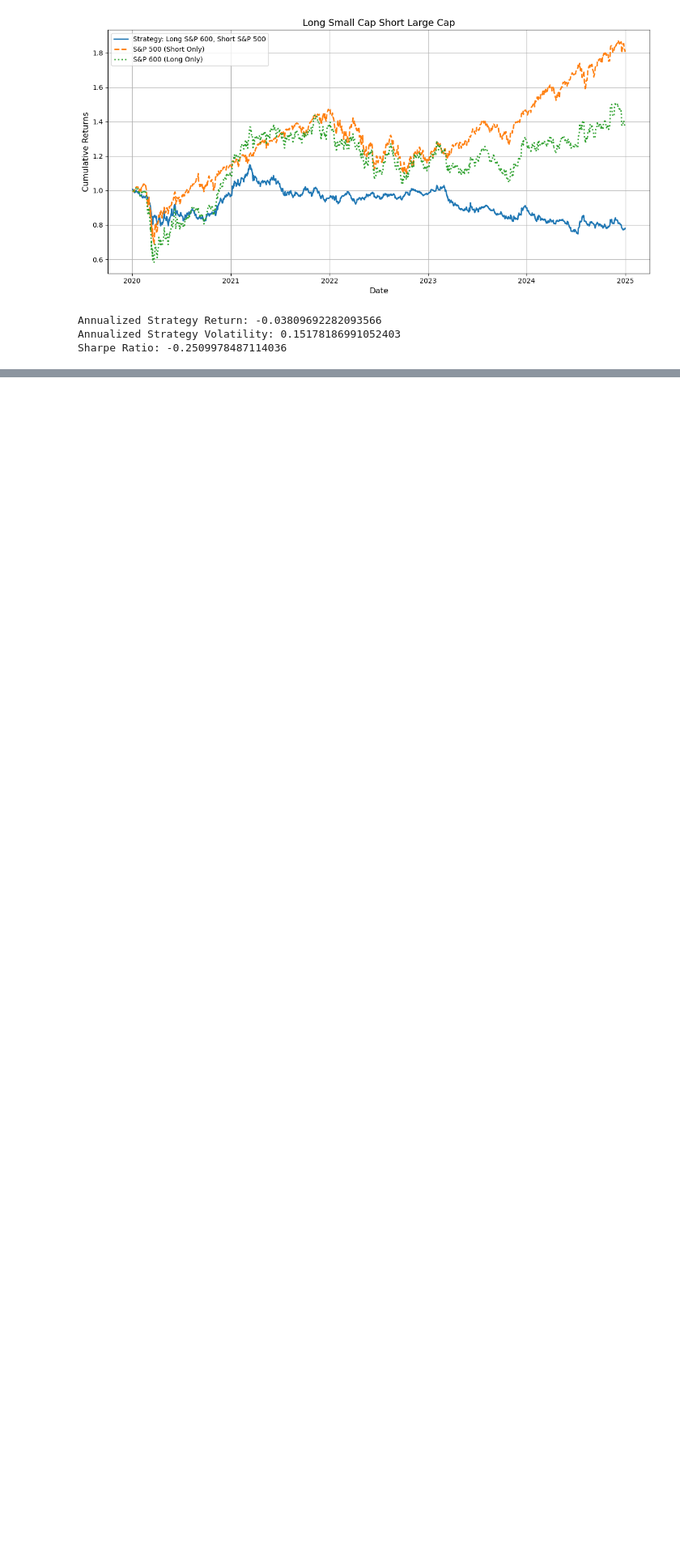
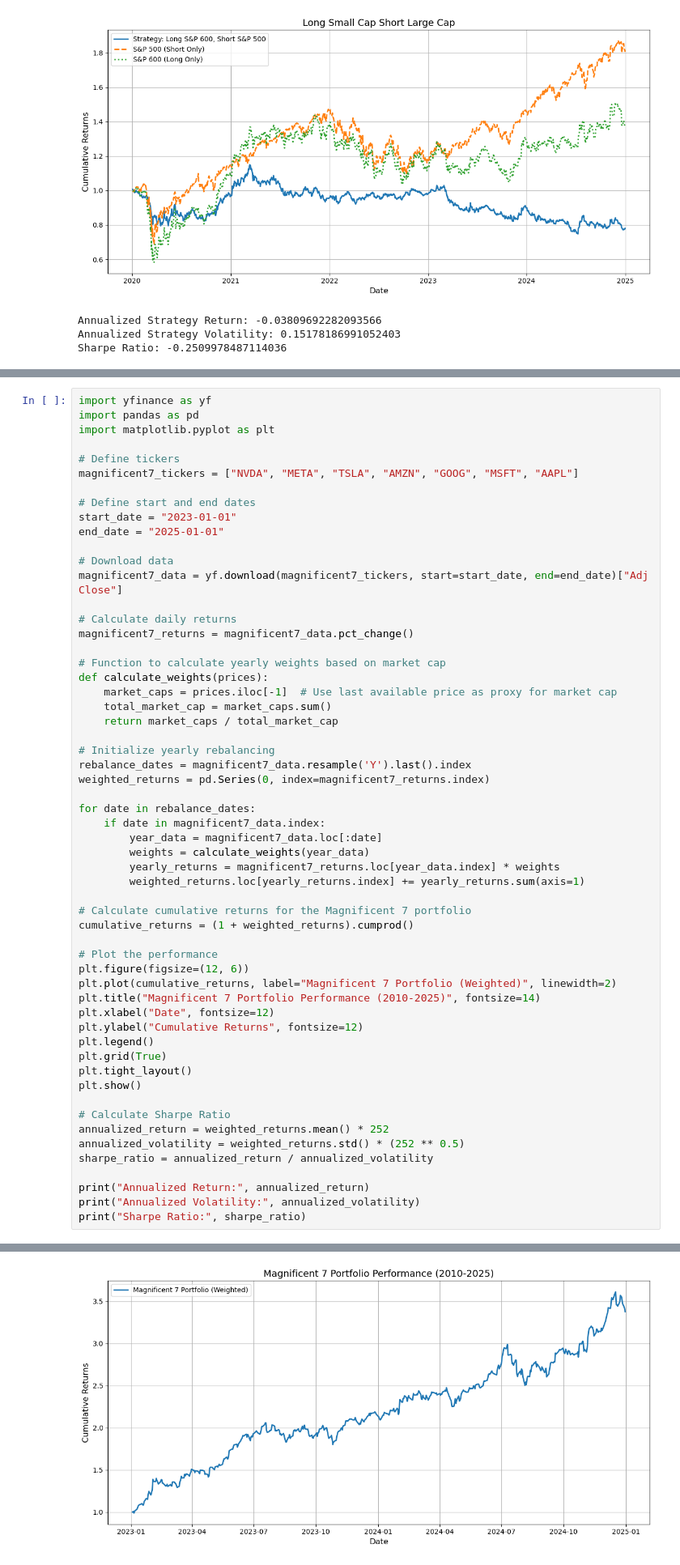
Before and after one commit to tryt0c0de/IAQF_STRAT, a Jupyter notebook: research.ipynb, the cells around one changed output, grey strips where cells are left out. Shown: that part at 81% size. Drawn from its saved outputs; the diff is of its cells as text; blank space fills up the shorter version.

```diff
--- a/research.ipynb
+++ b/research.ipynb
@@ -180,0 +181,58 @@ Sharpe Ratio: 1.0439909276777681
+# %%
+import yfinance as yf
+import pandas as pd
+import matplotlib.pyplot as plt
+
+# Define tickers
+magnificent7_tickers = ["NVDA", "META", "TSLA", "AMZN", "GOOG", "MSFT", "AAPL"]
+
+# Define start and end dates
+start_date = "2023-01-01"
+end_date = "2025-01-01"
+
+# Download data
+magnificent7_data = yf.download(magnificent7_tickers, start=start_date, end=end_date)["Adj Close"]
+
+# Calculate daily returns
+magnificent7_returns = magnificent7_data.pct_change()
+
+# Function to calculate yearly weights based on market cap
+def calculate_weights(prices):
+    market_caps = prices.iloc[-1]  # Use last available price as proxy for market cap
+    total_market_cap = market_caps.sum()
+    return market_caps / total_market_cap
+
+# Initialize yearly rebalancing
+rebalance_dates = magnificent7_data.resample('Y').last().index
+weighted_returns = pd.Series(0, index=magnificent7_returns.index)
+
+for date in rebalance_dates:
+    if date in magnificent7_data.index:
+        year_data = magnificent7_data.loc[:date]
+        weights = calculate_weights(year_data)
+        yearly_returns = magnificent7_returns.loc[year_data.index] * weights
+        weighted_returns.loc[yearly_returns.index] += yearly_returns.sum(axis=1)
+
+# Calculate cumulative returns for the Magnificent 7 portfolio
+cumulative_returns = (1 + weighted_returns).cumprod()
+
+# Plot the performance
+plt.figure(figsize=(12, 6))
+plt.plot(cumulative_returns, label="Magnificent 7 Portfolio (Weighted)", linewidth=2)
+plt.title("Magnificent 7 Portfolio Performance (2010-2025)", fontsize=14)
+plt.xlabel("Date", fontsize=12)
+plt.ylabel("Cumulative Returns", fontsize=12)
+plt.legend()
+plt.grid(True)
+plt.tight_layout()
+plt.show()
+
+# Calculate Sharpe Ratio
+annualized_return = weighted_returns.mean() * 252
+annualized_volatility = weighted_returns.std() * (252 ** 0.5)
+sharpe_ratio = annualized_return / annualized_volatility
+
+print("Annualized Return:", annualized_return)
+print("Annualized Volatility:", annualized_volatility)
+print("Sharpe Ratio:", sharpe_ratio)
+# %% [output]
@@ -180,0 +240 @@ Sharpe Ratio: 1.0439909276777681
+[figure, added]
```
Also changed, not shown: parts of 4 cells of this notebook, 3 other files.
